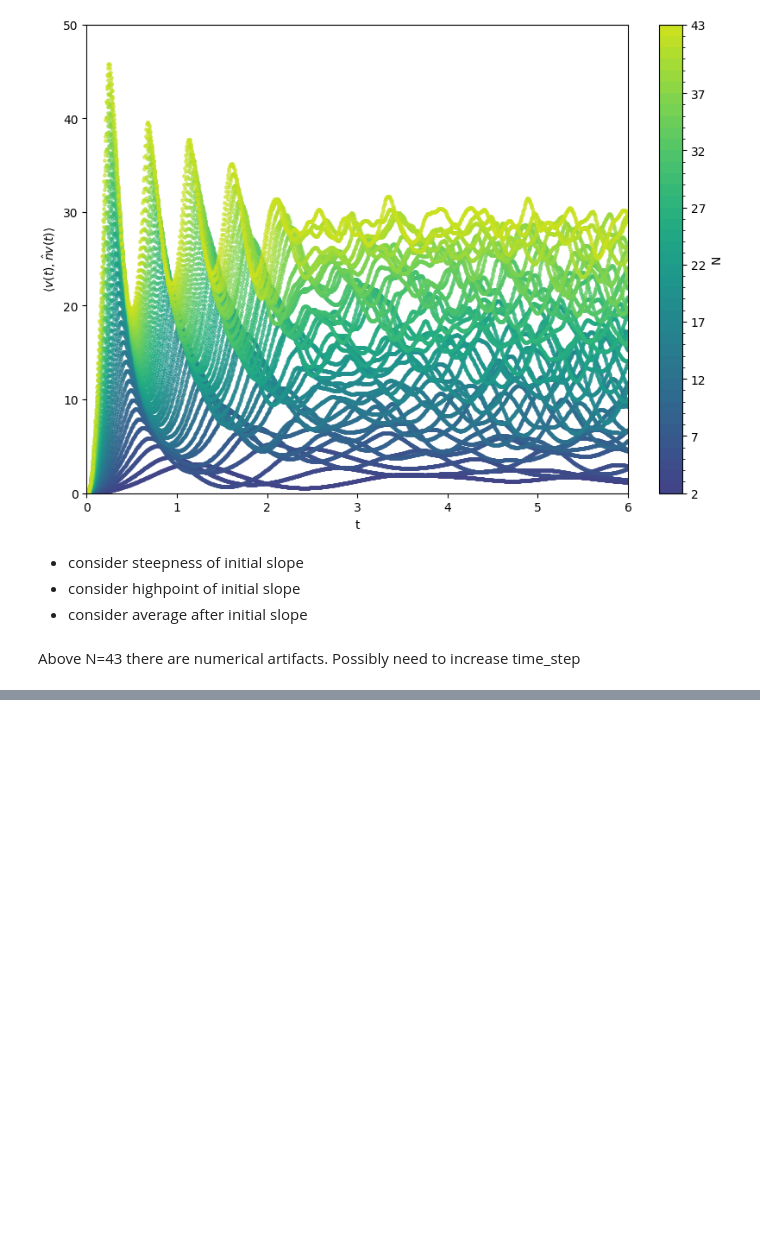
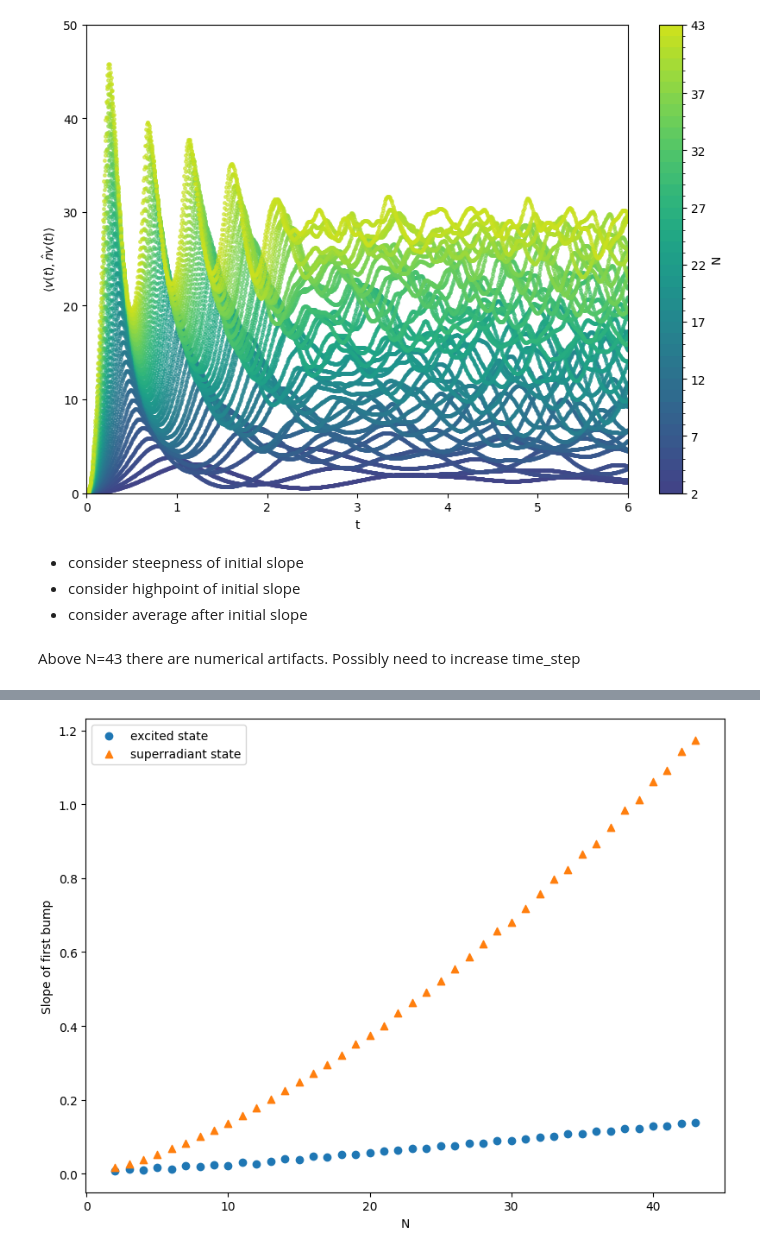
Before and after one commit to LeonhardRichter/CP2_hamiltonian_diagonalization, a Jupyter notebook: analysis_of_photon_count.ipynb, the cells around one changed output, grey strips where cells are left out. Drawn from its saved outputs; the diff is of its cells as text; code cells hidden in the pictures; blank space fills up the shorter version.

```diff
--- a/analysis_of_photon_count.ipynb
+++ b/analysis_of_photon_count.ipynb
@@ -304,0 +425,6 @@ for i, N in enumerate(demonstration_selection):
+# %%
+fig_slope_of_first_bump = plot_data_N_dependence(
+    [data_excited, data_superradient], "first slope", max_N=43
+)
+# %% [output]
+[figure, added]
```
Also changed, not shown: parts of 7 cells of this notebook.
